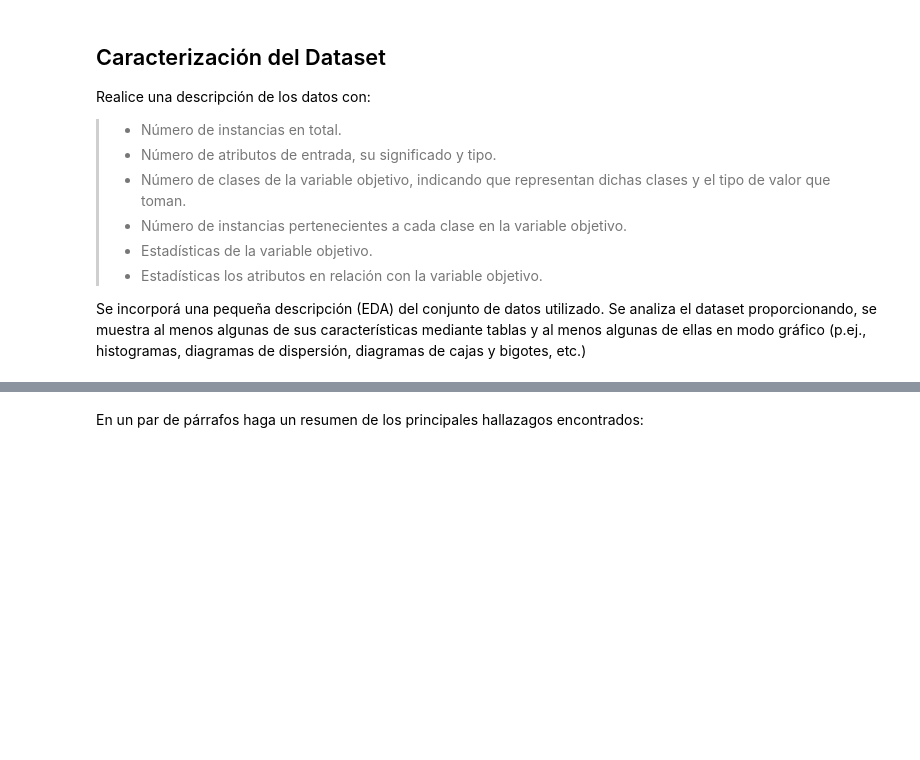
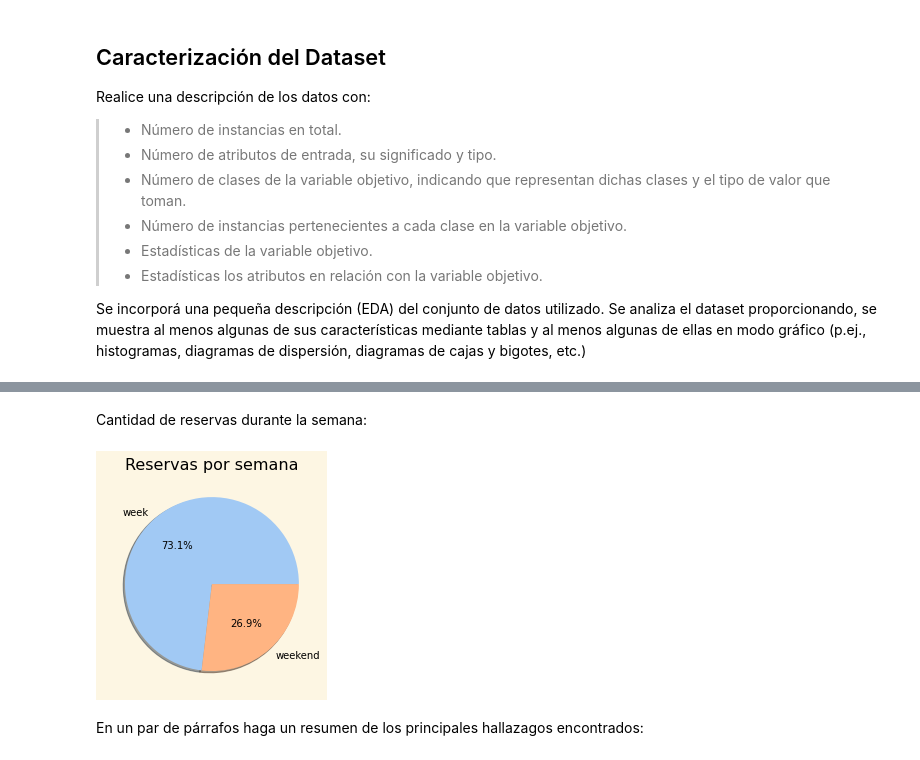
Before and after one commit to Emelgm/tecnicas_ia, a Jupyter notebook: notebooks/MUAVDM_TIA_Actividad 2_Clasificación_NotebookBase.ipynb, the cells around one changed output, grey strips where cells are left out. Cells and saved outputs as stored; diff of their text form; code cells hidden in the pictures; blank space fills up the shorter version.

```diff
--- a/notebooks/MUAVDM_TIA_Actividad 2_Clasificación_NotebookBase.ipynb
+++ b/notebooks/MUAVDM_TIA_Actividad 2_Clasificación_NotebookBase.ipynb
@@ -64,3 +202,22 @@ Se incorporá una pequeña descripción (EDA) del conjunto de datos utilizado. S
+# %% [markdown]
+Cantidad de reservas durante la semana:
+# %%
+reservas = pd.DataFrame(columns=['dia','total'])
+reservas['dia'] = ['week', 'weekend']
+reservas['total'] = [dataset['no_of_week_nights'].sum(),dataset['no_of_weekend_nights'].sum()]
+
+plt.style.use('Solarize_Light2')
+colors = sns.color_palette('pastel')
+plt.pie(
+    reservas['total'],
+    labels=reservas['dia'],
+    colors=colors,
+    autopct='%1.1f%%',
+    shadow=True
+)
+plt.title('Reservas por semana');
+# %% [output]
+[figure, added]
 # %% [markdown]
 En un par de párrafos haga un resumen de los principales hallazagos encontrados:
 # %% [markdown]
```
Also changed, not shown: parts of 55 cells of this notebook, 2 other files.
